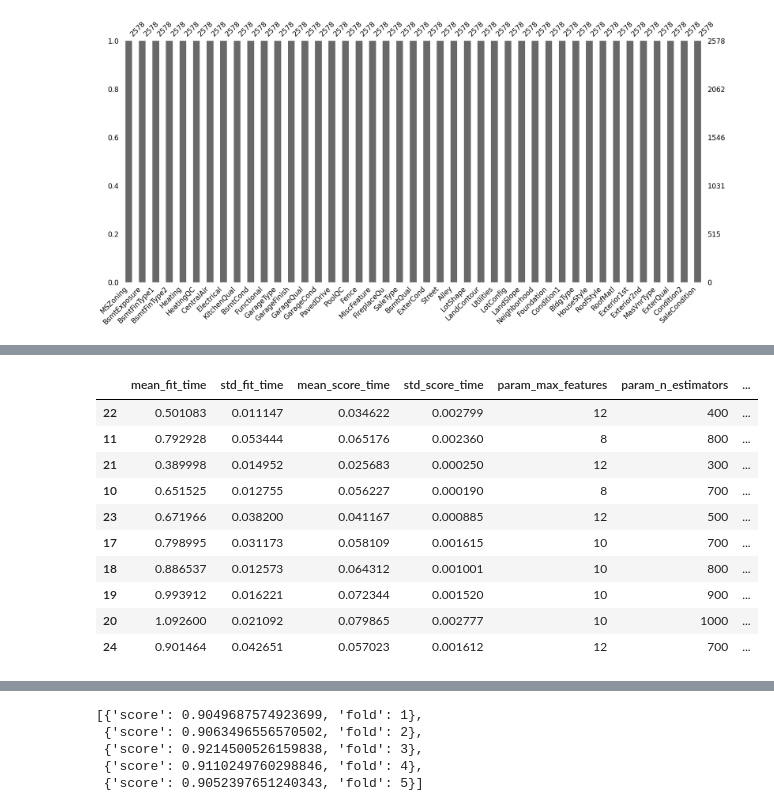
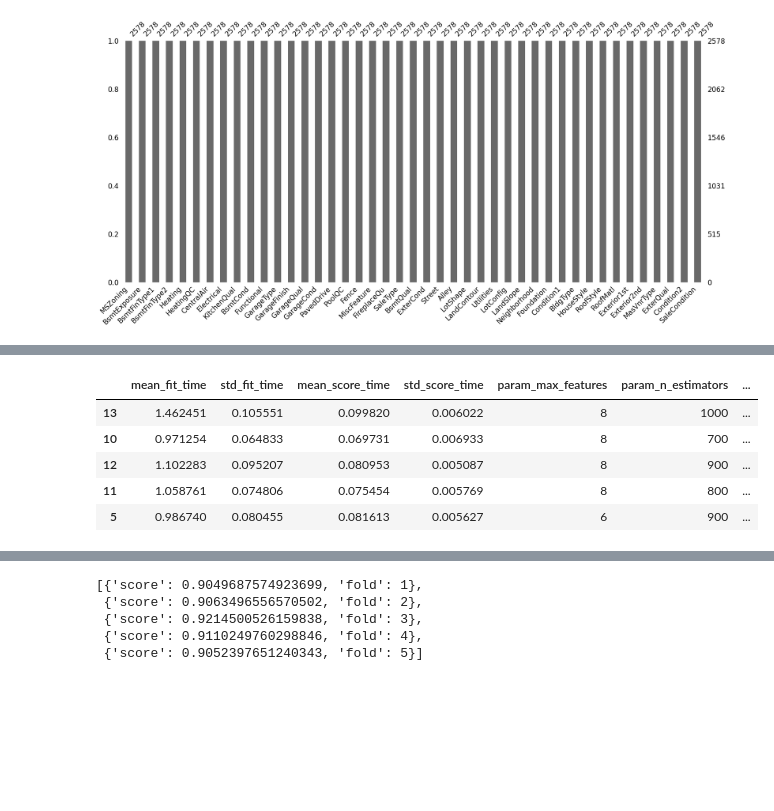
Before and after one commit to liu-roger/ames_housing_price, a Jupyter notebook: rf_top_25_features_basic.ipynb, the cells around one changed output, grey strips where cells are left out. Drawn from its saved outputs; the diff is of its cells as text; code cells hidden in the pictures; blank space fills up the shorter version.

```diff
--- a/rf_top_25_features_basic.ipynb
+++ b/rf_top_25_features_basic.ipynb
@@ -527,6 +574,6 @@ print(avg_score)
 # %%
 %%time
-rf = RandomForestRegressor()
+rf = RandomForestRegressor(random_state=42)
 scores = []
 params_list = []
 fold_num = 1
@@ -534,9 +581,9 @@ fold_num = 1
 param_grid = {
     'n_estimators': [300,400,500,700,800,900, 1000],
     'max_features': [6,8,10,12,14,16],
-    'n_jobs': [-1],
-    'random_state':[42]
+    'n_jobs': [-1]
 }
+
 # Configure GridSearchCV
 grid_search = GridSearchCV(rf, param_grid, cv=kf, scoring='r2',return_train_score=True)
 # Fitting Grid Search
@@ -566,15 +613,10 @@ Wall time: 4min 26s
 # %%
 cv_results_df = pd.DataFrame(grid_search.cv_results_)
-cv_results_df.sort_values('rank_test_score').head(10)
+cv_results_df.sort_values('rank_test_score').head(5)
 # %% [output]
 |  | mean_fit_time | std_fit_time | mean_score_time | std_score_time | param_max_features | param_n_estimators | ... |
-| 22 | 0.501083 | 0.011147 | 0.034622 | 0.002799 | 12 | 400 | ... |
-| 11 | 0.792928 | 0.053444 | 0.065176 | 0.002360 | 8 | 800 | ... |
-| 21 | 0.389998 | 0.014952 | 0.025683 | 0.000250 | 12 | 300 | ... |
-| 10 | 0.651525 | 0.012755 | 0.056227 | 0.000190 | 8 | 700 | ... |
-| 23 | 0.671966 | 0.038200 | 0.041167 | 0.000885 | 12 | 500 | ... |
-| 17 | 0.798995 | 0.031173 | 0.058109 | 0.001615 | 10 | 700 | ... |
-| 18 | 0.886537 | 0.012573 | 0.064312 | 0.001001 | 10 | 800 | ... |
-| 19 | 0.993912 | 0.016221 | 0.072344 | 0.001520 | 10 | 900 | ... |
-| 20 | 1.092600 | 0.021092 | 0.079865 | 0.002777 | 10 | 1000 | ... |
-| 24 | 0.901464 | 0.042651 | 0.057023 | 0.001612 | 12 | 700 | ... |
+| 13 | 1.462451 | 0.105551 | 0.099820 | 0.006022 | 8 | 1000 | ... |
+| 10 | 0.971254 | 0.064833 | 0.069731 | 0.006933 | 8 | 700 | ... |
+| 12 | 1.102283 | 0.095207 | 0.080953 | 0.005087 | 8 | 900 | ... |
+| 11 | 1.058761 | 0.074806 | 0.075454 | 0.005769 | 8 | 800 | ... |
+| 5 | 0.986740 | 0.080455 | 0.081613 | 0.005627 | 6 | 900 | ... |
```
Also changed, not shown: parts of 23 cells of this notebook, 2 other files.
